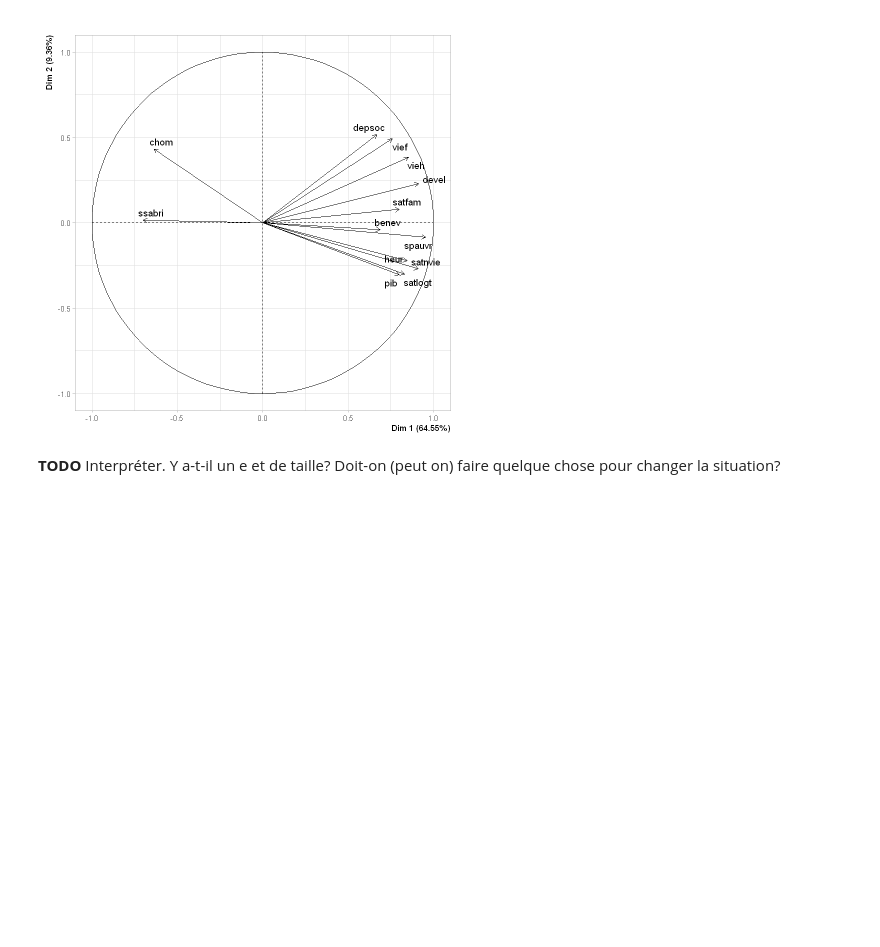
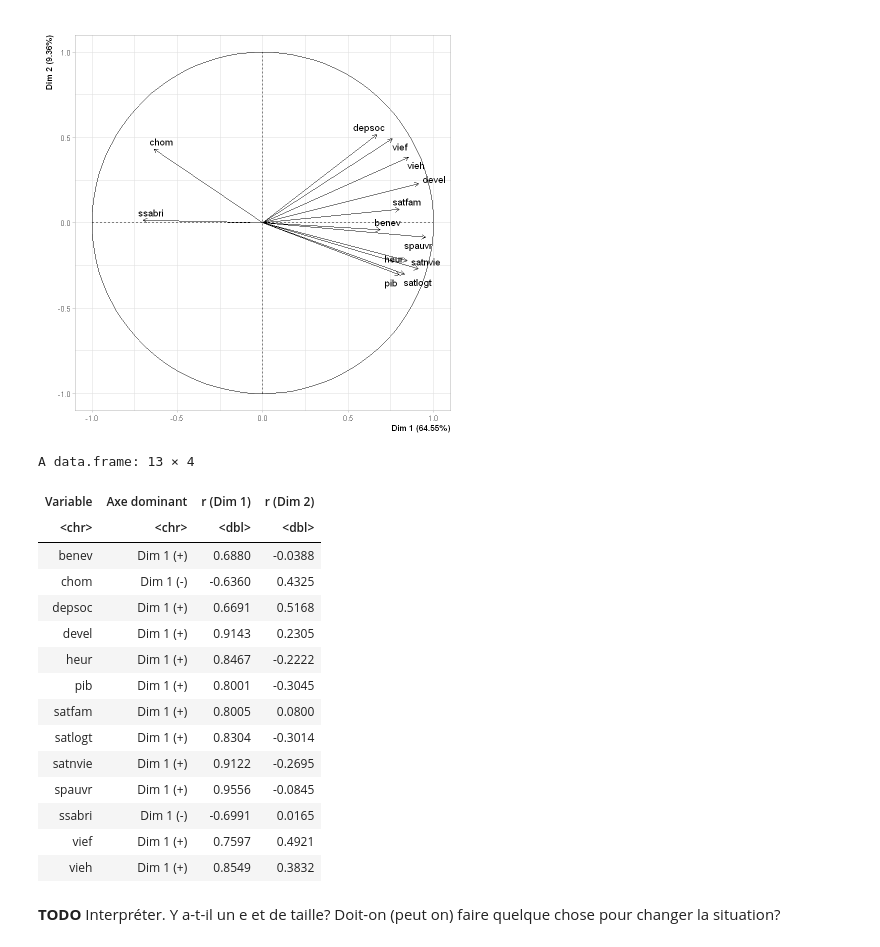
Before and after one commit to pau-anto/MathsForR, a Jupyter notebook: acp/europe_data.ipynb, the cells around one changed output. Drawn from its saved outputs; the diff is of its cells as text; code cells hidden in the pictures; blank space fills up the shorter version.

```diff
--- a/acp/europe_data.ipynb
+++ b/acp/europe_data.ipynb
@@ -289,6 +289,47 @@ plot(res.pca, choix = "var", axes = c(1, 2), title="")
 pdf
   2
 [figure]
+# %%
+corr_vars <- round(res.pca$var$coord[, 1:2], 4)
+
+axe_dominant <- apply(corr_vars, 1, function(x) {
+  if (abs(x[1]) > abs(x[2])) {
+    paste0("Dim 1 (", ifelse(x[1] >= 0, "+", "-"), ")")
+  } else if (abs(x[2]) > abs(x[1])) {
+    paste0("Dim 2 (", ifelse(x[2] >= 0, "+", "-"), ")")
+  } else {
+    "Dim 1 et 2"
+  }
+})
+
+tab_axes <- data.frame(
+  Variable = rownames(corr_vars),
+  `Axe dominant` = axe_dominant,
+  `r (Dim 1)` = corr_vars[, 1],
+  `r (Dim 2)` = corr_vars[, 2],
+  row.names = NULL,
+  check.names = FALSE
+)
+
+tab_axes
+write.csv(tab_axes, file = "./graphs_&_tables/axes_variables.csv", row.names = FALSE)
+# %% [output]
+A data.frame: 13 × 4
+| Variable | Axe dominant | r (Dim 1) | r (Dim 2) |
+| <chr> | <chr> | <dbl> | <dbl> |
+| benev | Dim 1 (+) | 0.6880 | -0.0388 |
+| chom | Dim 1 (-) | -0.6360 | 0.4325 |
+| depsoc | Dim 1 (+) | 0.6691 | 0.5168 |
+| devel | Dim 1 (+) | 0.9143 | 0.2305 |
+| heur | Dim 1 (+) | 0.8467 | -0.2222 |
+| pib | Dim 1 (+) | 0.8001 | -0.3045 |
+| satfam | Dim 1 (+) | 0.8005 | 0.0800 |
+| satlogt | Dim 1 (+) | 0.8304 | -0.3014 |
+| satnvie | Dim 1 (+) | 0.9122 | -0.2695 |
+| spauvr | Dim 1 (+) | 0.9556 | -0.0845 |
+| ssabri | Dim 1 (-) | -0.6991 | 0.0165 |
+| vief | Dim 1 (+) | 0.7597 | 0.4921 |
+| vieh | Dim 1 (+) | 0.8549 | 0.3832 |
 # %% [markdown]
 **TODO**  Interpréter. Y a-t-il un e et de taille? Doit-on (peut
 on) faire quelque chose pour changer la situation?
```
